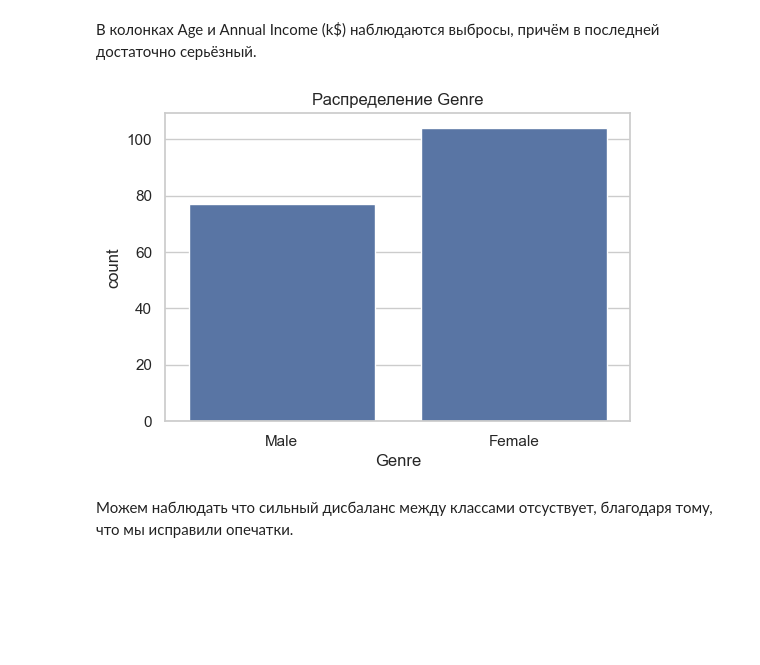
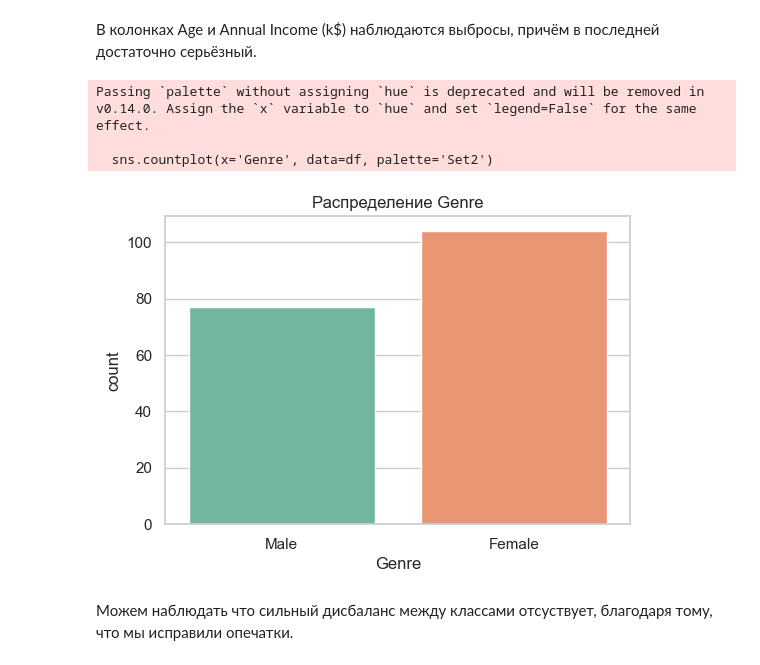
Before and after one commit to Ritorta/machine-learning, a Jupyter notebook: Work#6/Task_1.ipynb, the cells around one changed output. Drawn from its saved outputs; the diff is of its cells as text; code cells hidden in the pictures; blank space fills up the shorter version.

```diff
--- a/Work#6/Task_1.ipynb
+++ b/Work#6/Task_1.ipynb
@@ -288,11 +288,14 @@ plt.show()
 # %%
 # Проверка баланса категириональных признаков
 plt.figure(figsize=(6, 4))
-sns.countplot(x='Genre', data=df)
+sns.countplot(x='Genre', data=df, palette='Set2')
 plt.title("Распределение Genre")
 plt.show()
 # %% [output]
+Passing `palette` without assigning `hue` is deprecated and will be removed in v0.14.0. Assign the `x` variable to `hue` and set `legend=False` for the same effect.
+
+  sns.countplot(x='Genre', data=df, palette='Set2')
-[figure, old version]
+[figure, new version]
 # %% [markdown]
 Можем наблюдать что сильный дисбаланс между классами отсуствует, благодаря тому, что мы исправили опечатки.
 # %% [markdown]
```
Also changed, not shown: parts of 2 cells of this notebook.
